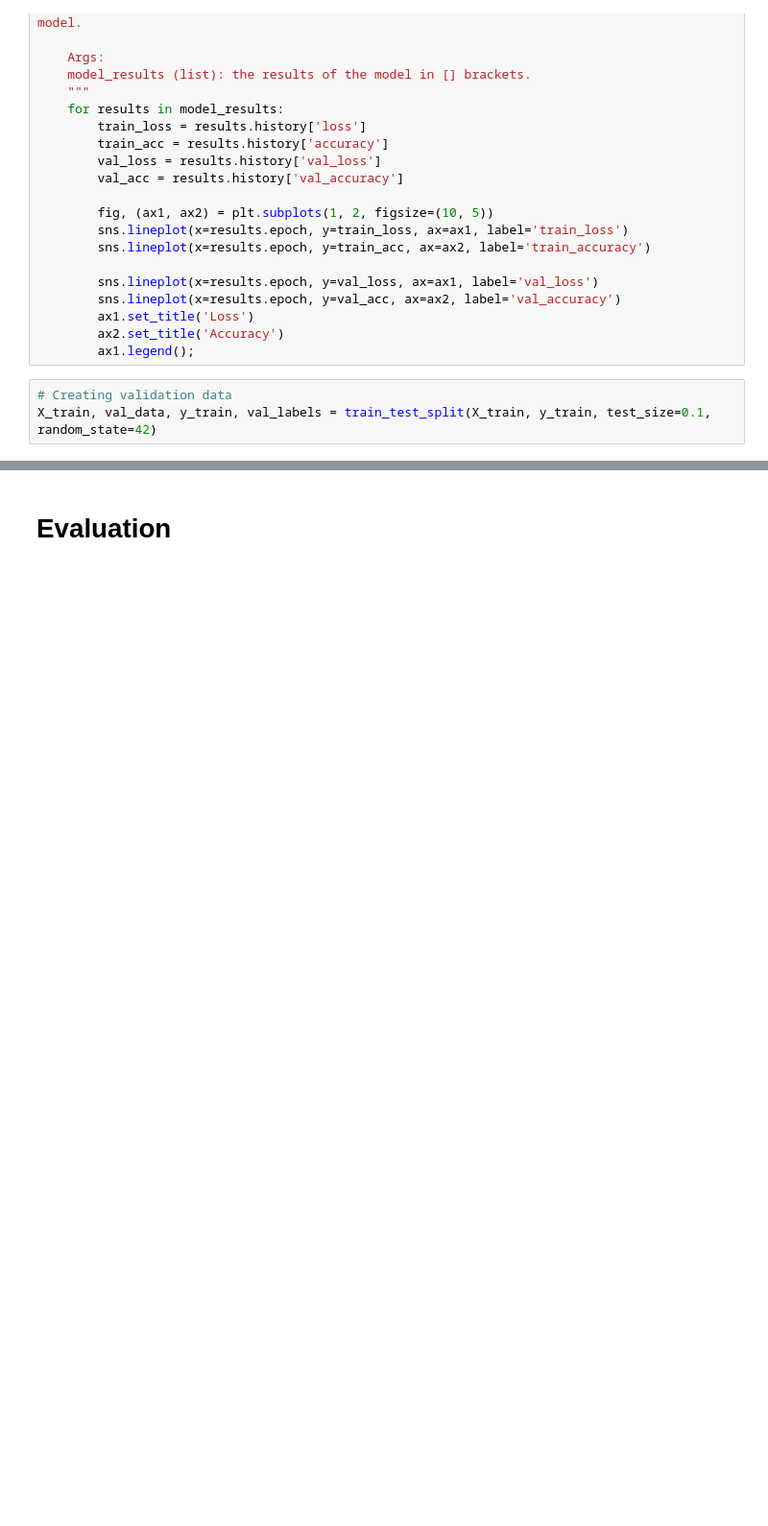
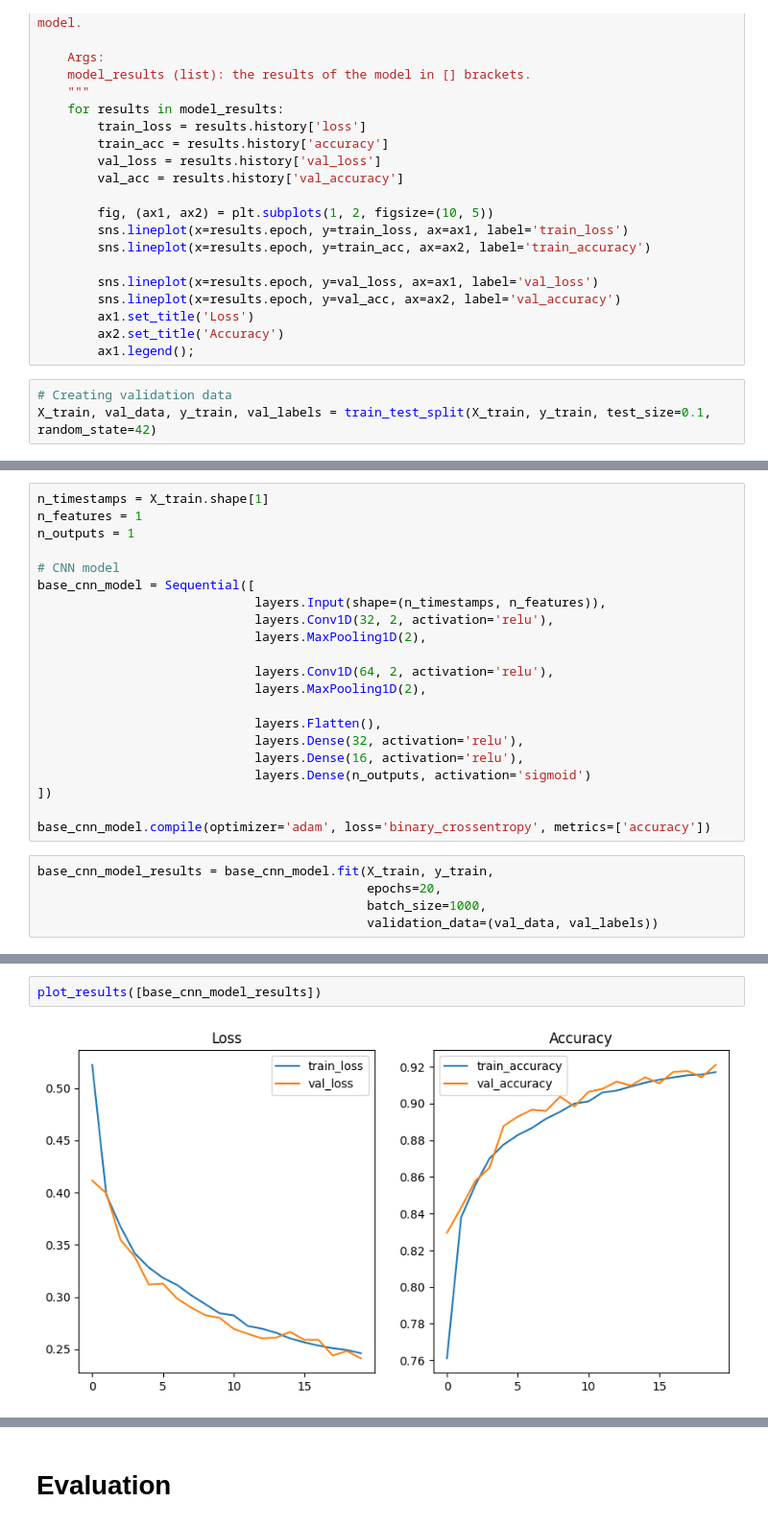
Before and after one commit to JohnNun/customer_churn_prediction, a Jupyter notebook: customer_churn_prediction.ipynb, the cells around one changed output, grey strips where cells are left out. Shown at 96% size. Cells and saved outputs as stored; diff of their text form; blank space fills up the shorter version.

Commit message:
Added base CNN model (WIP) to deep learning section

```diff
--- a/customer_churn_prediction.ipynb
+++ b/customer_churn_prediction.ipynb
@@ -461,0 +460,26 @@ plot_results([base_seq_model_results])
+# %%
+n_timestamps = X_train.shape[1]
+n_features = 1
+n_outputs = 1
+
+# CNN model
+base_cnn_model = Sequential([
+                             layers.Input(shape=(n_timestamps, n_features)),
+                             layers.Conv1D(32, 2, activation='relu'),
+                             layers.MaxPooling1D(2),
+
+                             layers.Conv1D(64, 2, activation='relu'),
+                             layers.MaxPooling1D(2),
+
+                             layers.Flatten(),
+                             layers.Dense(32, activation='relu'),
+                             layers.Dense(16, activation='relu'),
+                             layers.Dense(n_outputs, activation='sigmoid')
+])
+
+base_cnn_model.compile(optimizer='adam', loss='binary_crossentropy', metrics=['accuracy'])
+# %%
+base_cnn_model_results = base_cnn_model.fit(X_train, y_train,
+                                            epochs=20,
+                                            batch_size=1000,
+                                            validation_data=(val_data, val_labels))
@@ -461,0 +504,4 @@ plot_results([base_seq_model_results])
+# %%
+plot_results([base_cnn_model_results])
+# %% [output]
+[figure, added]
```
Also changed, not shown: parts of 5 cells of this notebook.
